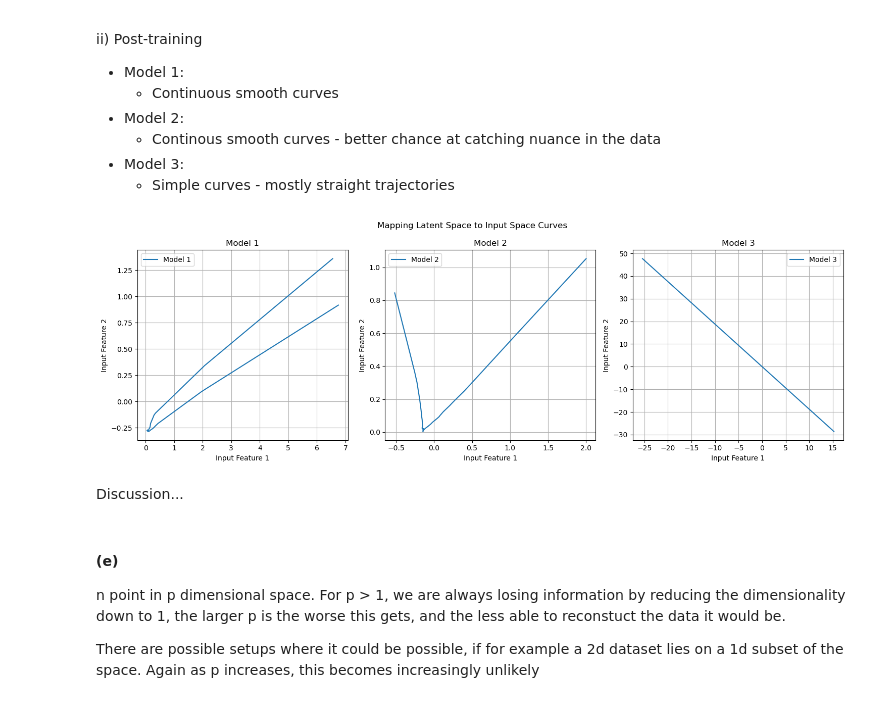
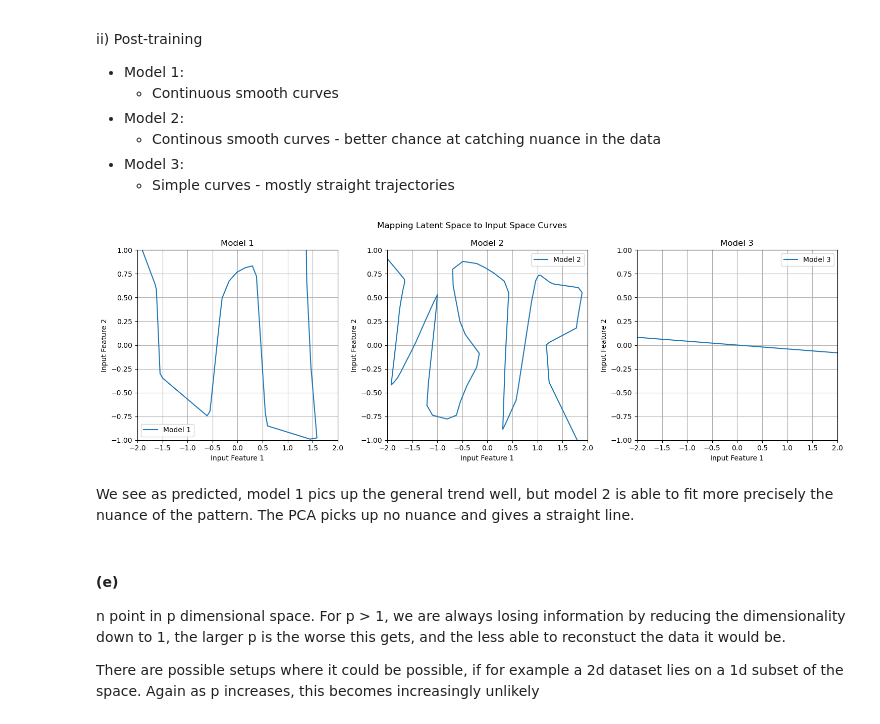
Before and after one commit to sh2099/ML_PHYS24, a Jupyter notebook: sheet06/sheet06_sh.ipynb, the cells around one changed output. Saved outputs shown, nothing was run; the diff lists cells and outputs as text; code cells hidden in the pictures.

```diff
--- a/sheet06/sheet06_sh.ipynb
+++ b/sheet06/sheet06_sh.ipynb
@@ -307,33 +307,36 @@ ii) Post-training
 # %%
 # Sample points in the latent space
 latent_samples = np.linspace(-50, 30, 1000).reshape(-1, 1)  # 1D latent space
 
 # Pass samples through the decoder for each model
 input_curves = {}
 for i, model in enumerate(models):
     model.eval()
     with torch.no_grad():
         decoded_points = model.autoencoder.decoder(torch.tensor(latent_samples, dtype=torch.float32))
         input_curves[f"Model {i + 1}"] = decoded_points.numpy()
 
 # Plot the curves
 plt.figure(figsize=(15, 5))
 for i, (model_name, curve) in enumerate(input_curves.items()):
     plt.subplot(1, len(models), i + 1)
     plt.plot(curve[:, 0], curve[:, 1], label=f"{model_name}")
     plt.title(f"{model_name}")
     plt.xlabel("Input Feature 1")
     plt.ylabel("Input Feature 2")
+    plt.xlim(-2, 2)
+    plt.ylim(-1, 1)
     plt.legend()
     plt.grid(True)
 
 plt.suptitle("Mapping Latent Space to Input Space Curves")
 plt.tight_layout()
 plt.show()
 # %% [output]
-[figure, old version]
+[figure, new version]
-# %% [markdown]
-Discussion...
+# %% [markdown]
+We see as predicted, model 1 pics up the general trend well, but model 2 is able to fit more precisely the nuance of the pattern.
+The PCA picks up no nuance and gives a straight line.
 # %% [markdown]
 #### (e)
 
```
Also changed, not shown: parts of 21 cells of this notebook.
